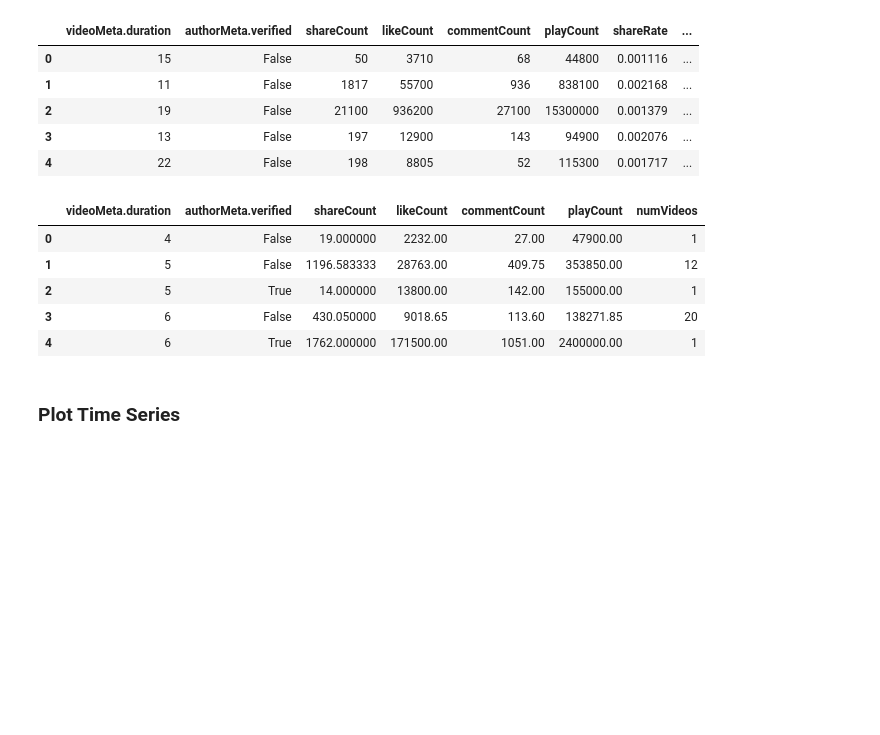
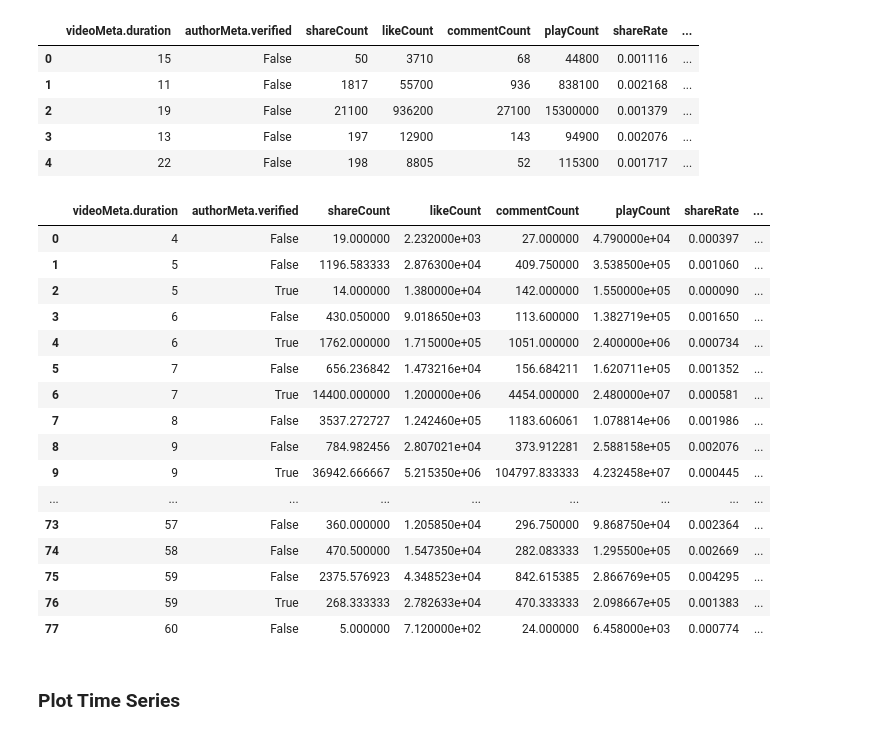
Before and after one commit to ba-group-projects/tiktok-popularity-eda, a Jupyter notebook: mattheus_smm635_mtp_eda.ipynb, the cells around one changed output. Drawn from its saved outputs; the diff is of its cells as text; code cells hidden in the pictures; blank space fills up the shorter version.

```diff
--- a/mattheus_smm635_mtp_eda.ipynb
+++ b/mattheus_smm635_mtp_eda.ipynb
@@ -248,8 +248,8 @@ filter_df.head()
 # %%
 # segment_type = 'with date'
 # segment_type = 'without date'
-# segment_type = 'avg rate for video length and verified status'
-segment_type = 'avg count for video length and verified status'
+segment_type = 'avg rate for video length and verified status'
+# segment_type = 'video length groups'
 
 if segment_type == 'video length groups':
     count_df = filter_df.drop(['authorMeta.verified','shareRate','likeRate','commentRate'],axis=1,inplace=False)
@@ -269,37 +269,48 @@ elif segment_type == 'time series':
     count_df = count_df.reset_index()
 
     avg_df = filter_df.groupby(['date','videoMeta.duration_segment'],as_index=False)['shareRate','likeRate','commentRate'].agg([np.mean]).reset_index()
     avg_df.columns = avg_df.columns.droplevel(-1)
     # avg_df.sort_values(by='likeCount',ascending=False).head(3).T
     avg_df = avg_df.merge(count_df,on=['date','videoMeta.duration_segment'],how='left')
 
 elif segment_type == 'avg rate for video length and verified status':
     count_df = filter_df[['videoMeta.duration','shareRate','authorMeta.verified']]
     count_df = count_df.groupby(['videoMeta.duration','authorMeta.verified']).count()#.sort_values(by='videoMeta.duration',axis=1)#.plot(kind="bar", legend=False)
     count_df = count_df.rename(columns={"shareRate": "numVideos"})
     count_df = count_df.reset_index()
 
     avg_df = filter_df.groupby(['videoMeta.duration','authorMeta.verified'],as_index=False)['shareCount','likeCount','commentCount','playCount','shareRate','likeRate','commentRate'].agg([np.mean]).reset_index()
     avg_df.columns = avg_df.columns.droplevel(-1)
     # avg_df.sort_values(by='likeCount',ascending=False).head(3).T
     avg_df = avg_df.merge(count_df,on=['videoMeta.duration','authorMeta.verified'],how='left')
 
 elif segment_type == 'avg count for video length and verified status':
     count_df = filter_df[['videoMeta.duration','shareRate','authorMeta.verified']]
     count_df = count_df.groupby(['videoMeta.duration','authorMeta.verified']).count()#.sort_values(by='videoMeta.duration',axis=1)#.plot(kind="bar", legend=False)
     count_df = count_df.rename(columns={"shareRate": "numVideos"})
     count_df = count_df.reset_index()
 
     avg_df = filter_df.groupby(['videoMeta.duration','authorMeta.verified'],as_index=False)['shareCount','likeCount','commentCount','playCount'].agg([np.mean]).reset_index()
     avg_df.columns = avg_df.columns.droplevel(-1)
     # avg_df.sort_values(by='likeCount',ascending=False).head(3).T
     avg_df = avg_df.merge(count_df,on=['videoMeta.duration','authorMeta.verified'],how='left')
 
-avg_df.head()
+avg_df
 # %% [output]
-|  | videoMeta.duration | authorMeta.verified | shareCount | likeCount | commentCount | playCount | numVideos |
-| 0 | 4 | False | 19.000000 | 2232.00 | 27.00 | 47900.00 | 1 |
-| 1 | 5 | False | 1196.583333 | 28763.00 | 409.75 | 353850.00 | 12 |
-| 2 | 5 | True | 14.000000 | 13800.00 | 142.00 | 155000.00 | 1 |
-| 3 | 6 | False | 430.050000 | 9018.65 | 113.60 | 138271.85 | 20 |
-| 4 | 6 | True | 1762.000000 | 171500.00 | 1051.00 | 2400000.00 | 1 |
+|  | videoMeta.duration | authorMeta.verified | shareCount | likeCount | commentCount | playCount | shareRate | ... |
+| 0 | 4 | False | 19.000000 | 2.232000e+03 | 27.000000 | 4.790000e+04 | 0.000397 | ... |
+| 1 | 5 | False | 1196.583333 | 2.876300e+04 | 409.750000 | 3.538500e+05 | 0.001060 | ... |
+| 2 | 5 | True | 14.000000 | 1.380000e+04 | 142.000000 | 1.550000e+05 | 0.000090 | ... |
+| 3 | 6 | False | 430.050000 | 9.018650e+03 | 113.600000 | 1.382719e+05 | 0.001650 | ... |
+| 4 | 6 | True | 1762.000000 | 1.715000e+05 | 1051.000000 | 2.400000e+06 | 0.000734 | ... |
+| 5 | 7 | False | 656.236842 | 1.473216e+04 | 156.684211 | 1.620711e+05 | 0.001352 | ... |
+| 6 | 7 | True | 14400.000000 | 1.200000e+06 | 4454.000000 | 2.480000e+07 | 0.000581 | ... |
+| 7 | 8 | False | 3537.272727 | 1.242460e+05 | 1183.606061 | 1.078814e+06 | 0.001986 | ... |
+| 8 | 9 | False | 784.982456 | 2.807021e+04 | 373.912281 | 2.588158e+05 | 0.002076 | ... |
+| 9 | 9 | True | 36942.666667 | 5.215350e+06 | 104797.833333 | 4.232458e+07 | 0.000445 | ... |
+| ... | ... | ... | ... | ... | ... | ... | ... | ... |
+| 73 | 57 | False | 360.000000 | 1.205850e+04 | 296.750000 | 9.868750e+04 | 0.002364 | ... |
+| 74 | 58 | False | 470.500000 | 1.547350e+04 | 282.083333 | 1.295500e+05 | 0.002669 | ... |
+| 75 | 59 | False | 2375.576923 | 4.348523e+04 | 842.615385 | 2.866769e+05 | 0.004295 | ... |
+| 76 | 59 | True | 268.333333 | 2.782633e+04 | 470.333333 | 2.098667e+05 | 0.001383 | ... |
+| 77 | 60 | False | 5.000000 | 7.120000e+02 | 24.000000 | 6.458000e+03 | 0.000774 | ... |
```
Also changed, not shown: parts of 2 cells of this notebook, 7 other files.
